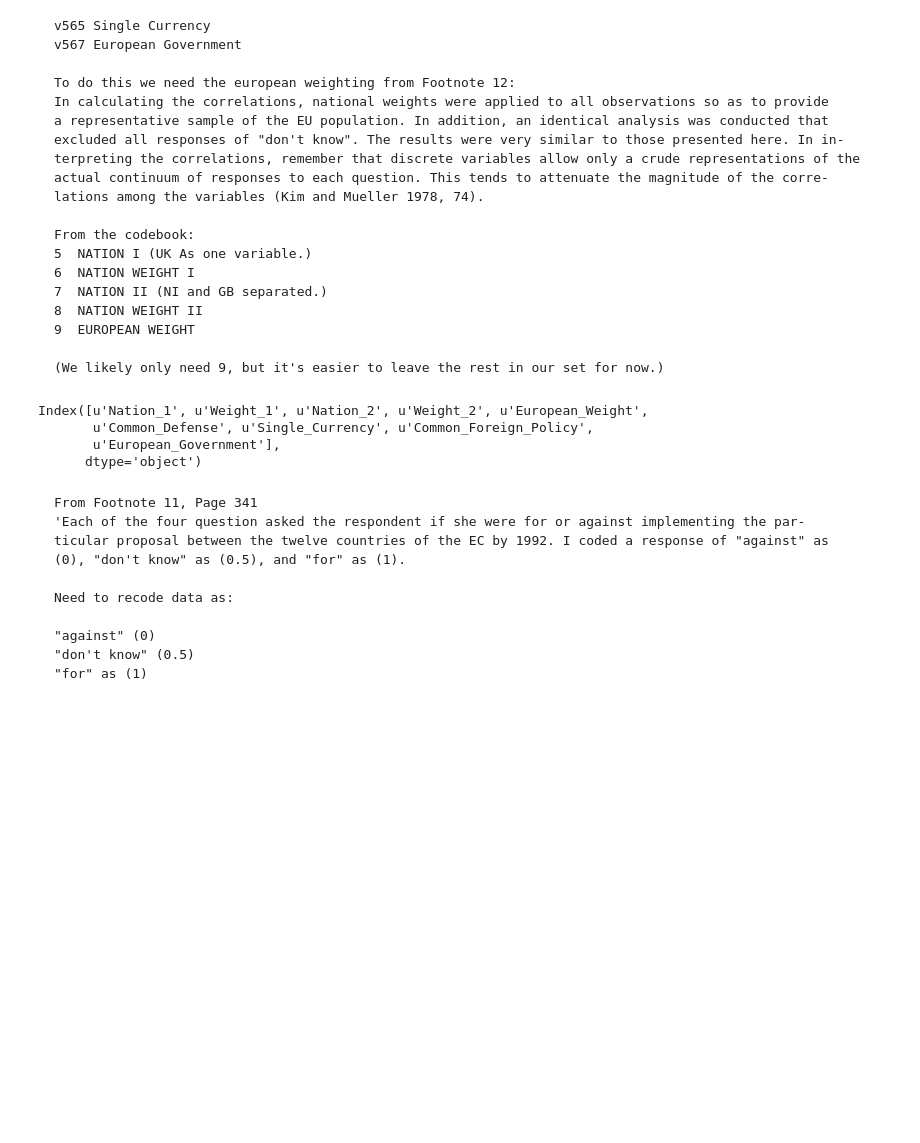
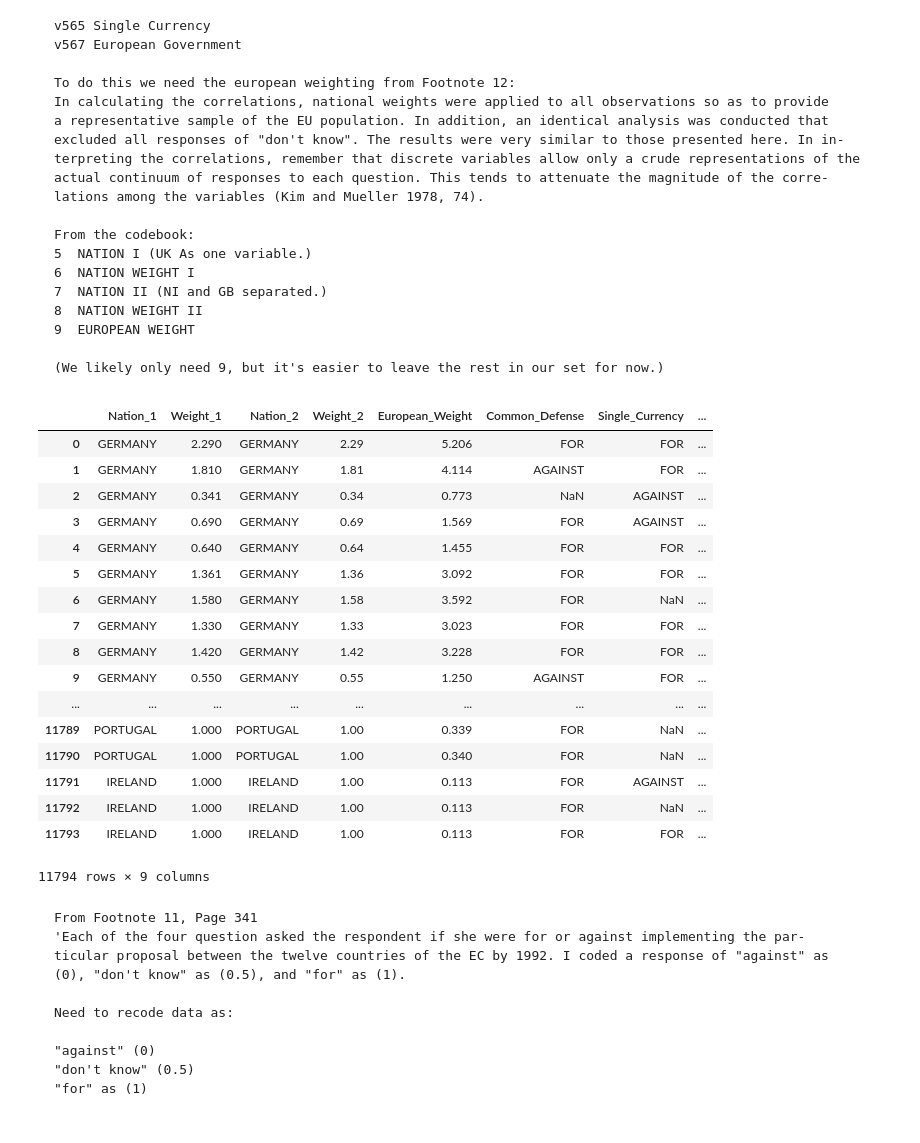
Before and after one commit to nycdubliner/thesis, a Jupyter notebook: Recreating Table 1.ipynb, the cells around one changed output. Saved outputs shown, nothing was run; the diff lists cells and outputs as text; code cells hidden in the pictures; blank space fills up the shorter version.

````diff
--- a/Recreating Table 1.ipynb
+++ b/Recreating Table 1.ipynb
@@ -33,23 +33,37 @@ From the codebook:
 # %%
 # Import the data into a new data frame and give saner column names.
 Table1_Data = data[['v5','v6','v7','v8','v9','v563','v565','v566','v567']]
 Table1_Data.columns = [
     'Nation_1',
     'Weight_1',
     'Nation_2',
     'Weight_2',
     'European_Weight',
     'Common_Defense',
     'Single_Currency',
     'Common_Foreign_Policy',
     'European_Government']
 
-Table1_Data.columns
+Table1_Data
 # %% [output]
+|  | Nation_1 | Weight_1 | Nation_2 | Weight_2 | European_Weight | Common_Defense | Single_Currency | ... |
+| 0 | GERMANY | 2.290 | GERMANY | 2.29 | 5.206 | FOR | FOR | ... |
+| 1 | GERMANY | 1.810 | GERMANY | 1.81 | 4.114 | AGAINST | FOR | ... |
+| 2 | GERMANY | 0.341 | GERMANY | 0.34 | 0.773 | NaN | AGAINST | ... |
+| 3 | GERMANY | 0.690 | GERMANY | 0.69 | 1.569 | FOR | AGAINST | ... |
+| 4 | GERMANY | 0.640 | GERMANY | 0.64 | 1.455 | FOR | FOR | ... |
+| 5 | GERMANY | 1.361 | GERMANY | 1.36 | 3.092 | FOR | FOR | ... |
+| 6 | GERMANY | 1.580 | GERMANY | 1.58 | 3.592 | FOR | NaN | ... |
+| 7 | GERMANY | 1.330 | GERMANY | 1.33 | 3.023 | FOR | FOR | ... |
+| 8 | GERMANY | 1.420 | GERMANY | 1.42 | 3.228 | FOR | FOR | ... |
+| 9 | GERMANY | 0.550 | GERMANY | 0.55 | 1.250 | AGAINST | FOR | ... |
+| ... | ... | ... | ... | ... | ... | ... | ... | ... |
+| 11789 | PORTUGAL | 1.000 | PORTUGAL | 1.00 | 0.339 | FOR | NaN | ... |
+| 11790 | PORTUGAL | 1.000 | PORTUGAL | 1.00 | 0.340 | FOR | NaN | ... |
+| 11791 | IRELAND | 1.000 | IRELAND | 1.00 | 0.113 | FOR | AGAINST | ... |
+| 11792 | IRELAND | 1.000 | IRELAND | 1.00 | 0.113 | FOR | NaN | ... |
+| 11793 | IRELAND | 1.000 | IRELAND | 1.00 | 0.113 | FOR | FOR | ... |
-Index([u'Nation_1', u'Weight_1', u'Nation_2', u'Weight_2', u'European_Weight',
-       u'Common_Defense', u'Single_Currency', u'Common_Foreign_Policy',
-       u'European_Government'],
-      dtype='object')
+11794 rows × 9 columns
 # %% [markdown]
 ```
 From Footnote 11, Page 341
````
Also changed, not shown: parts of 3 cells of this notebook, 1 other file.
